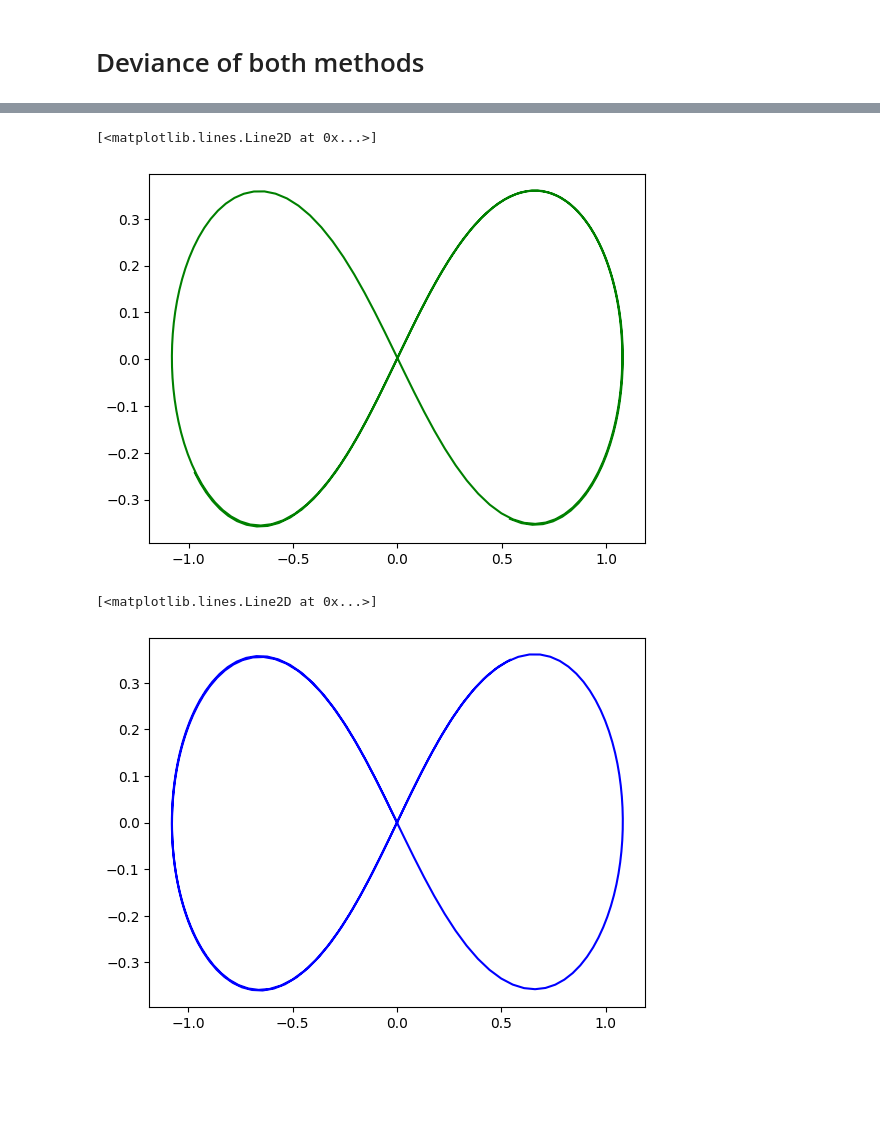
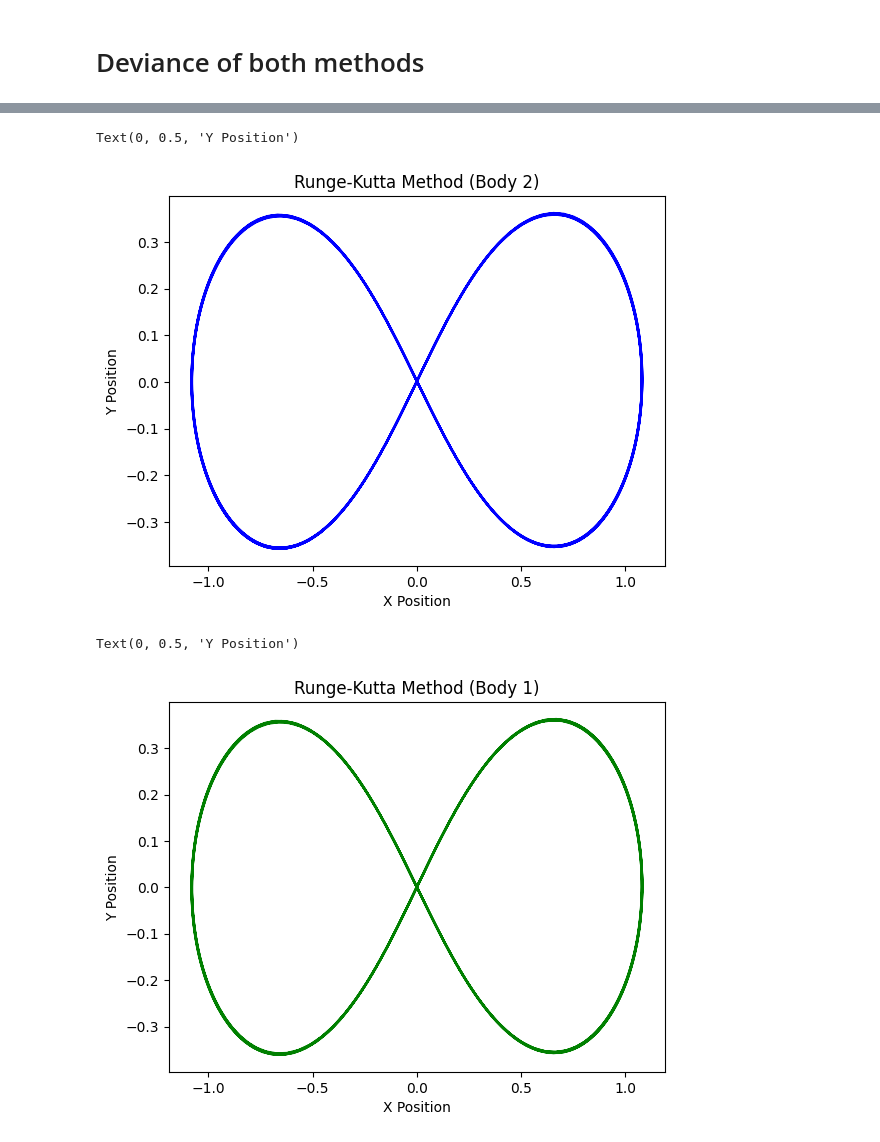
Before and after one commit to nowitskevin/CMSE202FinalProject, a Jupyter notebook: Value_Deviance.ipynb, the cells around one changed output, grey strips where cells are left out. Saved outputs shown, nothing was run; the diff lists cells and outputs as text; code cells hidden in the pictures; blank space fills up the shorter version.

```diff
--- a/Value_Deviance.ipynb
+++ b/Value_Deviance.ipynb
@@ -379,12 +184,18 @@ plt.plot(rk1[0:,0],rk1[0:,1], color = "r")
 # %%
-plt.plot(rk2[0:,0],rk2[0:,1], color = "g")
+plt.plot(rk2[0:,0],rk2[0:,1], color = "b")
+plt.title("Runge-Kutta Method (Body 2)")
+plt.xlabel("X Position")
+plt.ylabel("Y Position")
 # %% [output]
-[<matplotlib.lines.Line2D at 0x...>]
+Text(0, 0.5, 'Y Position')
-[figure, old version]
+[figure, new version]
 # %%
-plt.plot(rk3[0:,0],rk3[0:,1], color = "b")
+plt.plot(rk3[0:,0],rk3[0:,1], color = "g")
+plt.title("Runge-Kutta Method (Body 1)")
+plt.xlabel("X Position")
+plt.ylabel("Y Position")
 # %% [output]
-[<matplotlib.lines.Line2D at 0x...>]
+Text(0, 0.5, 'Y Position')
-[figure, old version]
+[figure, new version]
 # %%
 df1 = e1 - rk1
```
Also changed, not shown: parts of 26 cells of this notebook.
